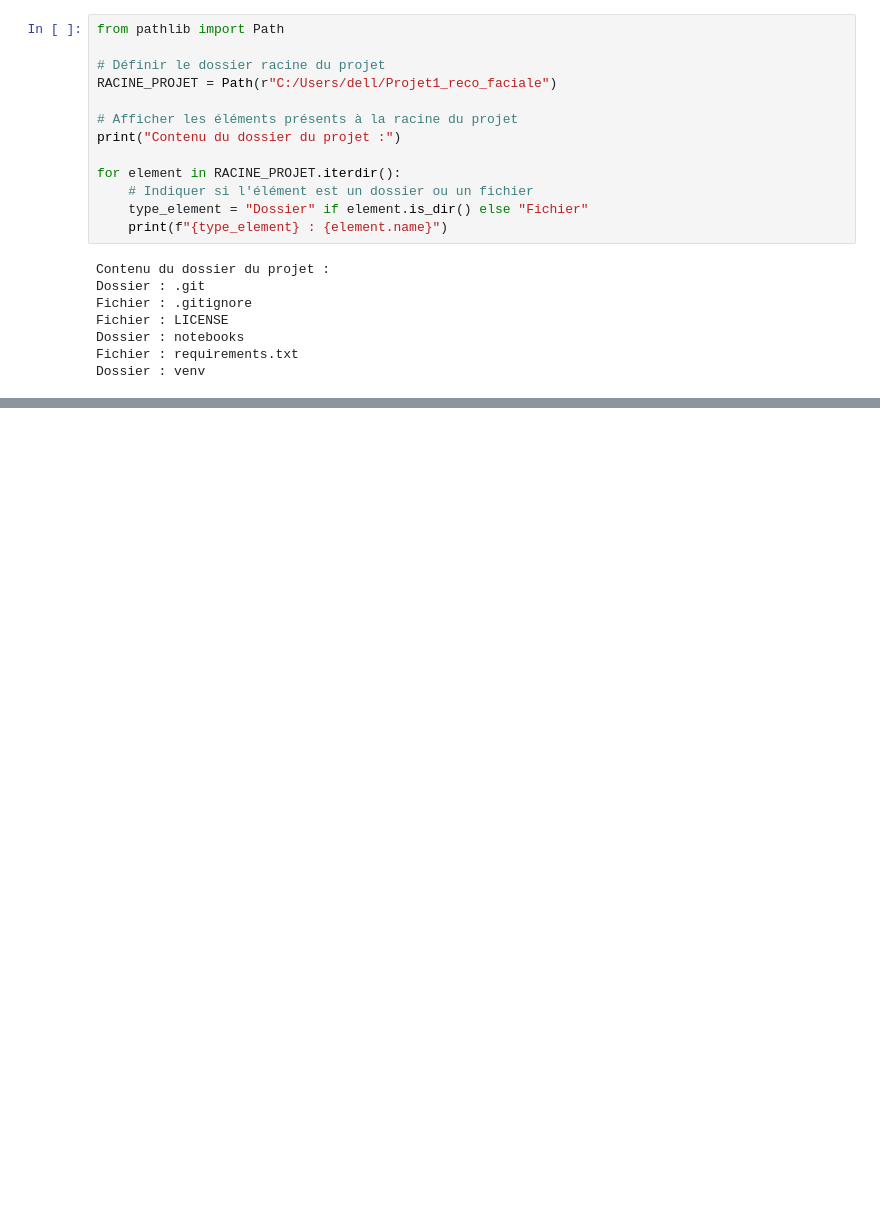
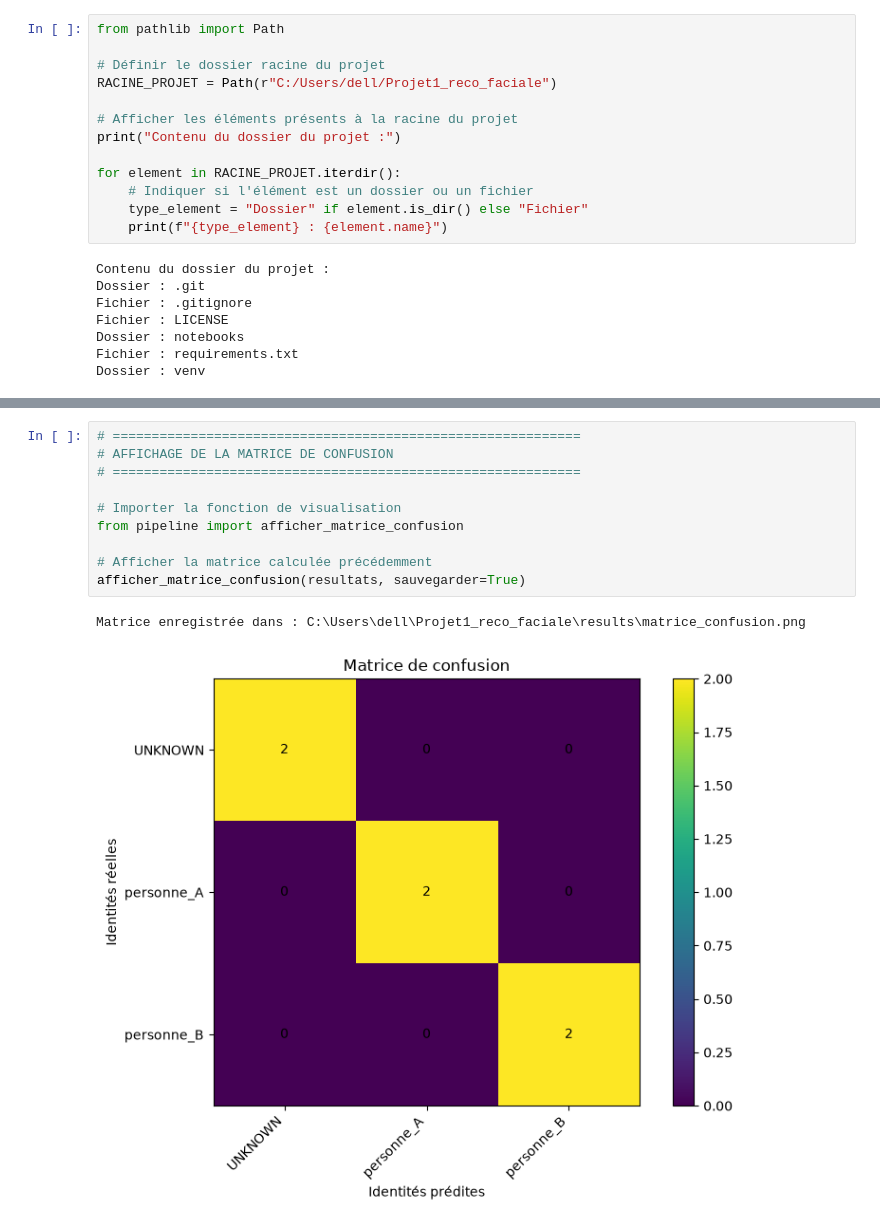
Before and after one commit to noumssiprisca6-star/Projet1_reco_faciale, a Jupyter notebook: notebooks/entrainement.ipynb, the cells around one changed output, grey strips where cells are left out. Saved outputs shown, nothing was run; the diff lists cells and outputs as text; blank space fills up the shorter version.

```diff
--- a/notebooks/entrainement.ipynb
+++ b/notebooks/entrainement.ipynb
@@ -151,0 +889,13 @@ for dossier in sorted(DOSSIER_TEST.iterdir()):
+# %%
+# ============================================================
+# AFFICHAGE DE LA MATRICE DE CONFUSION
+# ============================================================
+
+# Importer la fonction de visualisation
+from pipeline import afficher_matrice_confusion
+
+# Afficher la matrice calculée précédemment
+afficher_matrice_confusion(resultats, sauvegarder=True)
+# %% [output]
+Matrice enregistrée dans : C:\Users\dell\Projet1_reco_faciale\results\matrice_confusion.png
+[figure, added]
```
Also changed, not shown: parts of 15 cells of this notebook, 11 other files.
